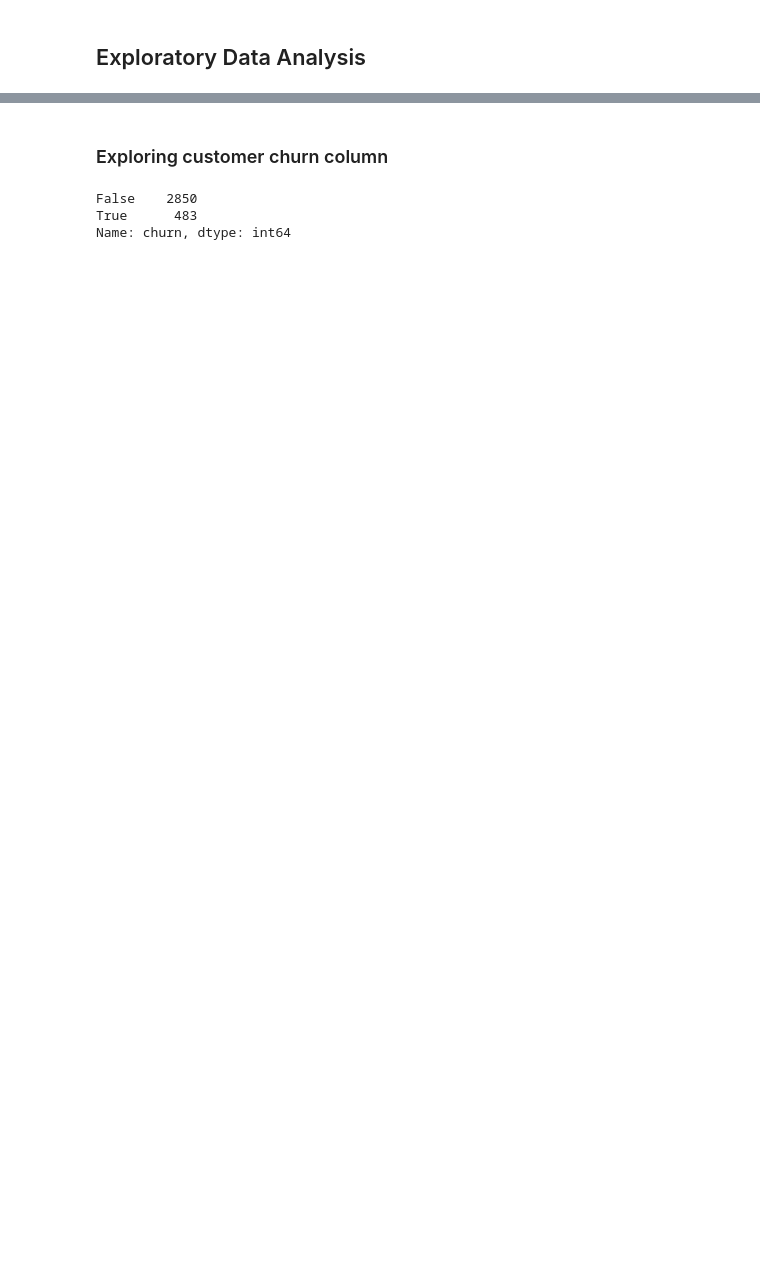
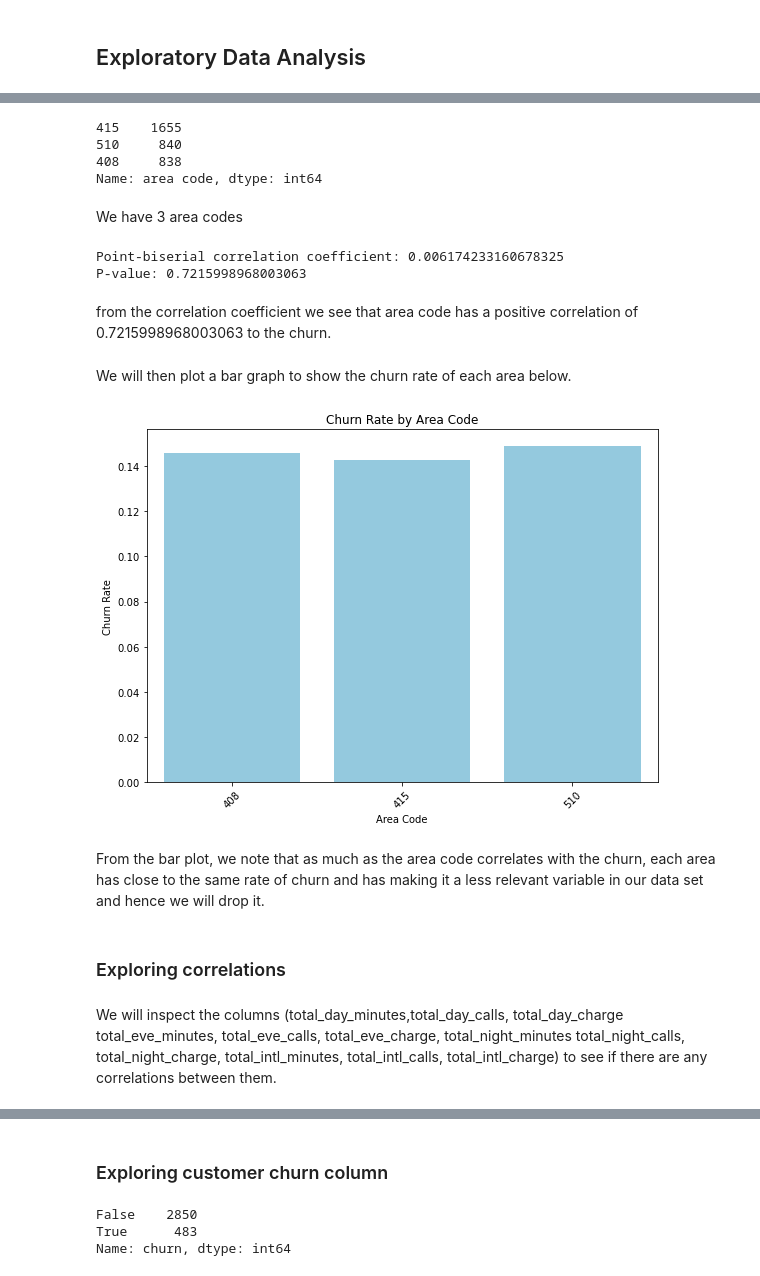
Before and after one commit to mercy1532/Phase-3-group-project, a Jupyter notebook: Churn-prediction.ipynb, the cells around one changed output, grey strips where cells are left out. Saved outputs shown, nothing was run; the diff lists cells and outputs as text; code cells hidden in the pictures; blank space fills up the shorter version.

```diff
--- a/Churn-prediction.ipynb
+++ b/Churn-prediction.ipynb
@@ -133,0 +173,41 @@ The above dataframe gives the count, mean, std deviation,min and max value, and
+# %%
+df['area code'].value_counts()
+# %% [output]
+415    1655
+510     840
+408     838
+Name: area code, dtype: int64
+# %% [markdown]
+We have 3 area codes
+# %%
+from scipy.stats import pointbiserialr
+
+# Calculate point-biserial correlation coefficient
+correlation, p_value = pointbiserialr(df['area code'], df['churn'])
+
+print("Point-biserial correlation coefficient:", correlation)
+print("P-value:", p_value)
+# %% [output]
+Point-biserial correlation coefficient: 0.006174233160678325
+P-value: 0.7215998968003063
+# %% [markdown]
+from the correlation coefficient we see that area code has a positive correlation of 0.7215998968003063 to the churn.
+# %% [markdown]
+We will then plot a bar graph to show the churn rate of each area below.
+# %%
+ #Calculate churn rate by area code
+churn_rate = df.groupby("area code")["churn"].mean().reset_index()
+
+#Plot churn rate by area code
+plt.figure(figsize=(8, 6))
+sns.barplot(data=churn_rate, x="area code", y="churn", color="skyblue")
+plt.title("Churn Rate by Area Code")
+plt.xlabel("Area Code")
+plt.ylabel("Churn Rate")
+plt.xticks(rotation=45)
+plt.tight_layout()
+plt.show()
+# %% [output]
+[figure, added]
+# %% [markdown]
+From the bar plot, we note that as much as the area code correlates with the churn, each area has close to the same rate of churn and has making it a less relevant variable in our data set and hence we will drop it.
@@ -133,0 +216,4 @@ The above dataframe gives the count, mean, std deviation,min and max value, and
+# %% [markdown]
+### Exploring correlations
+# %% [markdown]
+We will inspect the columns (total_day_minutes,total_day_calls, total_day_charge	total_eve_minutes, total_eve_calls, total_eve_charge, total_night_minutes	total_night_calls, total_night_charge, total_intl_minutes, total_intl_calls, total_intl_charge) to see if there are any correlations between them.
```
Also changed, not shown: parts of 96 cells of this notebook.
